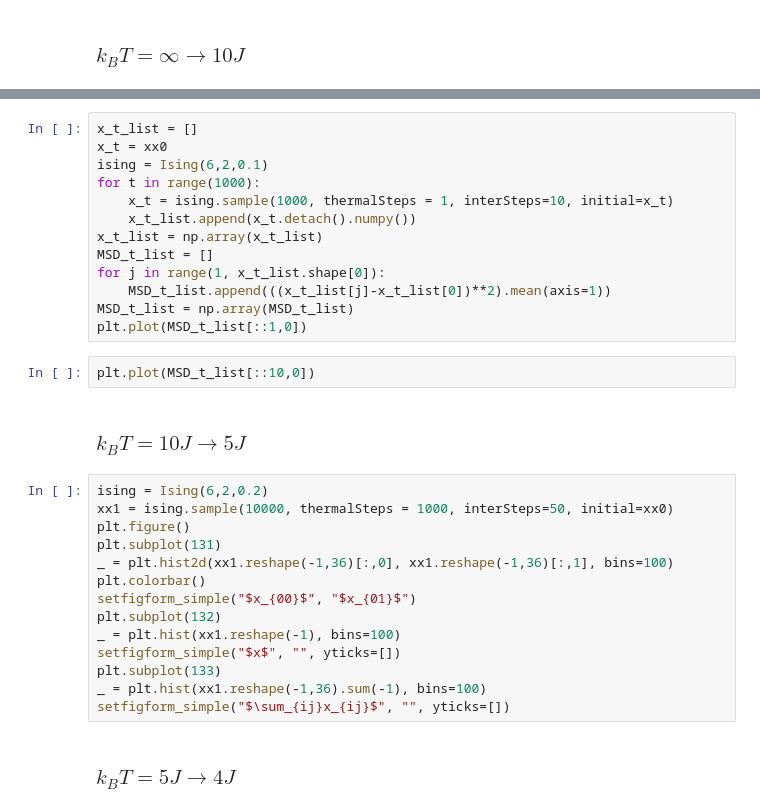
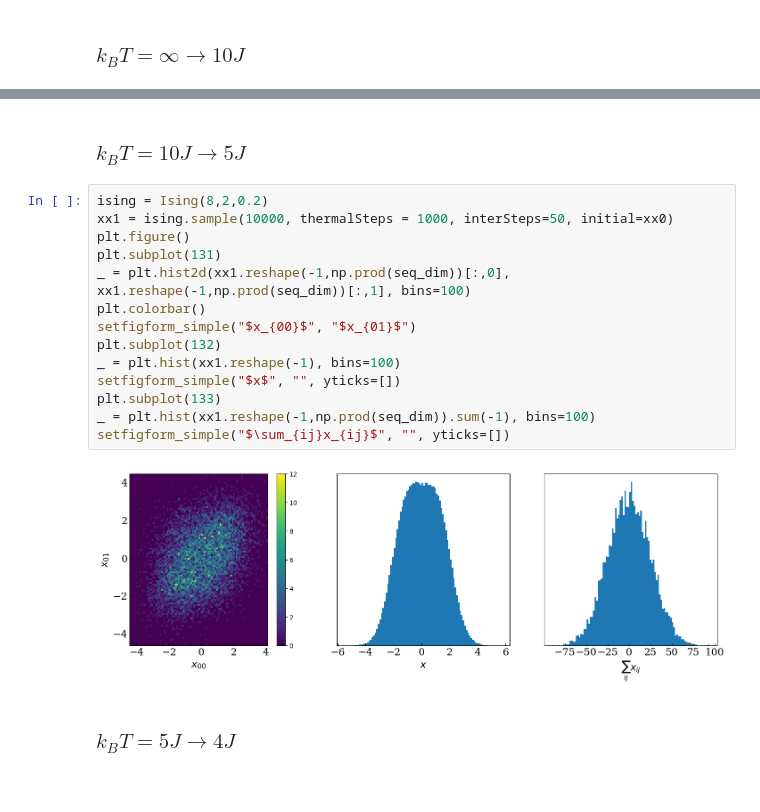
Before and after one commit to tuoping/alchemicalFES, a Jupyter notebook: testTempDiffusion_SF.ipynb, the cells around one changed output, grey strips where cells are left out. Saved outputs shown, nothing was run; the diff lists cells and outputs as text.

```diff
--- a/testTempDiffusion_SF.ipynb
+++ b/testTempDiffusion_SF.ipynb
@@ -1799,34 +1821,21 @@ setfigform_simple("$\sum_{ij}x_{ij}$", "", yticks=[])
-# %%
-x_t_list = []
-x_t = xx0
-ising = Ising(6,2,0.1)
-for t in range(1000):
-    x_t = ising.sample(1000, thermalSteps = 1, interSteps=10, initial=x_t)
-    x_t_list.append(x_t.detach().numpy())
-x_t_list = np.array(x_t_list)
-MSD_t_list = []
-for j in range(1, x_t_list.shape[0]):
-    MSD_t_list.append(((x_t_list[j]-x_t_list[0])**2).mean(axis=1))
-MSD_t_list = np.array(MSD_t_list)
-plt.plot(MSD_t_list[::1,0])
-# %%
-plt.plot(MSD_t_list[::10,0])
 # %% [markdown]
 ### $k_BT=10J \rightarrow 5J$
 # %%
-ising = Ising(6,2,0.2)
+ising = Ising(8,2,0.2)
 xx1 = ising.sample(10000, thermalSteps = 1000, interSteps=50, initial=xx0)
 plt.figure()
 plt.subplot(131)
-_ = plt.hist2d(xx1.reshape(-1,36)[:,0], xx1.reshape(-1,36)[:,1], bins=100)
+_ = plt.hist2d(xx1.reshape(-1,np.prod(seq_dim))[:,0], xx1.reshape(-1,np.prod(seq_dim))[:,1], bins=100)
 plt.colorbar()
 setfigform_simple("$x_{00}$", "$x_{01}$")
 plt.subplot(132)
 _ = plt.hist(xx1.reshape(-1), bins=100)
 setfigform_simple("$x$", "", yticks=[])
 plt.subplot(133)
-_ = plt.hist(xx1.reshape(-1,36).sum(-1), bins=100)
+_ = plt.hist(xx1.reshape(-1,np.prod(seq_dim)).sum(-1), bins=100)
 setfigform_simple("$\sum_{ij}x_{ij}$", "", yticks=[])
+# %% [output]
+[figure, added]
 # %% [markdown]
 ### $k_BT=5J \rightarrow 4J$
 # %%
```
Also changed, not shown: parts of 22 cells of this notebook, 3 other files.
